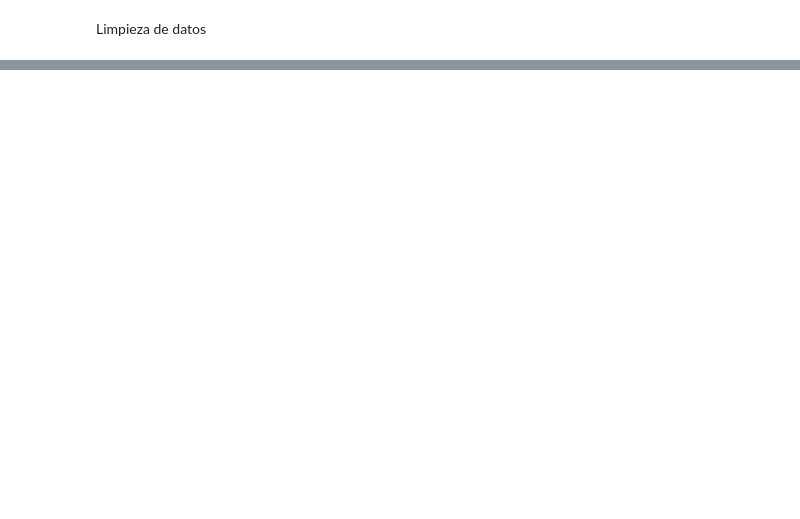
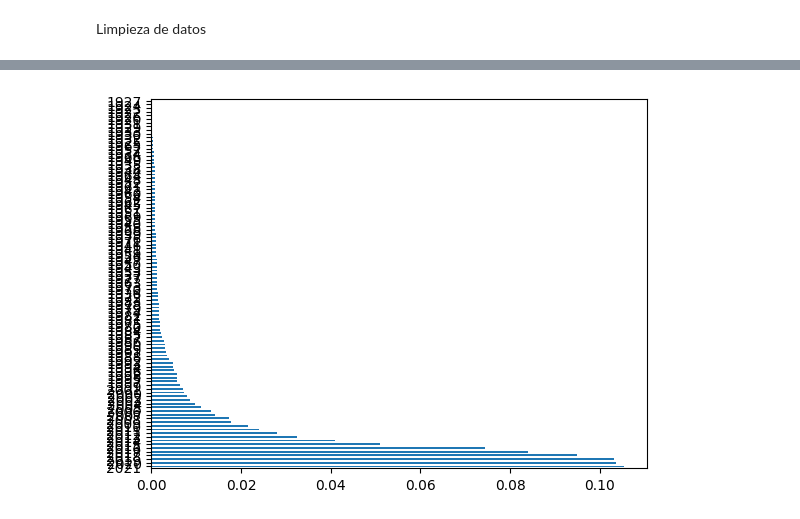
Before and after one commit to Altezier/LAB01-HENRY, a Jupyter notebook: EDA.ipynb, the cells around one changed output, grey strips where cells are left out. Drawn from its saved outputs; the diff is of its cells as text; code cells hidden in the pictures; blank space fills up the shorter version.

```diff
--- a/EDA.ipynb
+++ b/EDA.ipynb
@@ -205,0 +283,4 @@ memory usage: 2.4+ MB
+# %%
+data= platf_dt[platf_dt['duration_type'] == 'seasons']
+sns.boxplot(x = 'duration_int', data = data)
+plt.show()
@@ -205,0 +296,13 @@ memory usage: 2.4+ MB
+# %%
+# Se realiza la técnica del rango intecuartilico para eliminar los outliers.
+Q1 = data['duration_int'].quantile(0.25)
+Q3 = data['duration_int'].quantile(0.75)
+IQR = Q3 - Q1
+BI = Q1 - 1.5*IQR
+BS = Q3 + 1.5*IQR
+
+print(Q1)
+print(Q3)
+print(IQR)
+print(BI)
+print(BS)
@@ -205,0 +323,5 @@ memory usage: 2.4+ MB
+# %%
+# Se eliminan aquellos datos fuera de el bigote, por encima y por debajo y lo almaceno en el dataframe de transición.
+out_duration_int=(data['duration_int']<BI) | (data['duration_int']>BS)
+data = data[~out_duration_int]
+print(data.shape[0])
@@ -205,0 +330,5 @@ memory usage: 2.4+ MB
+# %%
+# Dropeo los datos totales con duration_type = 'min' para agregar luego los del data auxiliar
+platf_dt.drop(platf_dt[platf_dt['duration_type'] == 'seasons'].index , inplace=True)
+platf_dt = pd.concat([platf_dt,data],axis=0)
+print(platf_dt.shape[0])
@@ -205,0 +384,6 @@ memory usage: 2.4+ MB
+# %%
+# Igualmente se gráfica y se puede observar cierta tendencia a mayor cantidad de películas en fechas póstumas.
+platf_dt.release_year.value_counts(normalize=True).plot.barh()
+plt.show()
+# %% [output]
+[figure, added]
```
Also changed, not shown: parts of 46 cells of this notebook, 1 other file.
